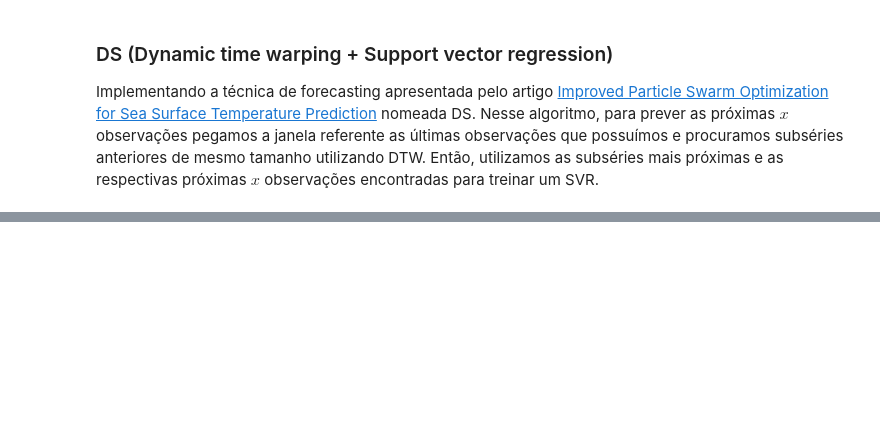
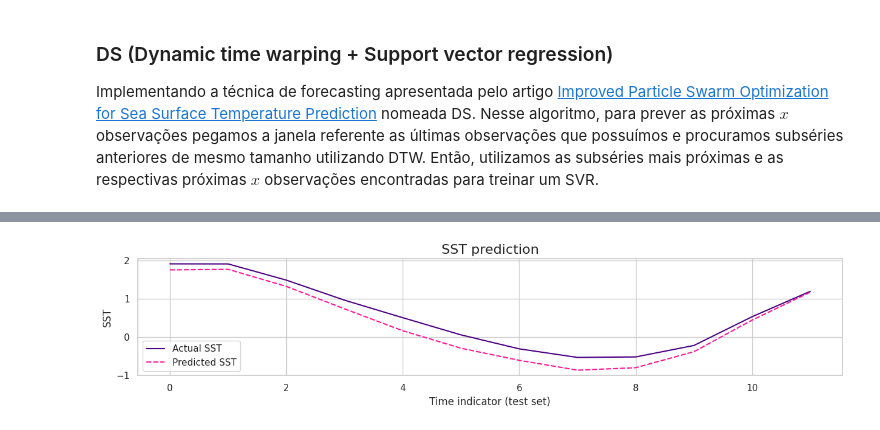
Before and after one commit to matheusvictal/sst-time-series-ml, a Jupyter notebook: source/5_svr.ipynb, the cells around one changed output, grey strips where cells are left out. Cells and saved outputs as stored; diff of their text form; code cells hidden in the pictures; blank space fills up the shorter version.

```diff
--- a/source/5_svr.ipynb
+++ b/source/5_svr.ipynb
@@ -44,13 +44,13 @@ df = SSTHelper.load_dataframe(ds)
 * Um ponto no extremo Índico (ponto de maior latitude, temperaturas mais baixas)
  -> lat = -56°, lon = 80° (https://www.google.com.br/maps/place/56%C2%B000'00.0%22S+80%C2%B000'00.0%22E/@-36.027701,54.6888129,3z/data=!4m4!3m3!8m2!3d-56!4d80?entry=ttu)
 # %%
-# enso = SubserieDTW(df, 20, f_inv(-132), 1500, 48)
-split_date = '1975-01-01'
+split_date = '2021-12-01'
 
-chil = SubserieDTW(df, -22, f_inv(-72), split_date, forecast_horizon=5)
-medi = SubserieDTW(df, 36, f_inv(18), split_date, forecast_horizon=5)
-atla = SubserieDTW(df, 0, f_inv(-2), split_date, forecast_horizon=5)
+chil = SubserieDTW(df, -22, -72, split_date, forecast_horizon=12)
+medi = SubserieDTW(df, 36, 18, split_date, forecast_horizon=12)
+atla = SubserieDTW(df, 0, -2, split_date, forecast_horizon=12)
+enso = SubserieDTW(df, 20, -132, split_date, forecast_horizon=12)
 
-indi = SubserieDTW(df, -56, f_inv(-80), split_date, forecast_horizon=5)
+indi = SubserieDTW(df, -56, 80, split_date, forecast_horizon=12)
 # %% [output]
 Initializing
@@ -118,11 +137,11 @@ RMSE:  0.36454396787344673
 # %%
-pipeline1 = DSPipeline(df, -22, f_inv(-72), split_date, forecast_horizon=5)
-print("RMSE: ", pipeline1.make_pipeline(1.0, 0.15))
+pipeline1 = DSPipeline(df, -56, 80, split_date, forecast_horizon=12)
+print("RMSE: ", pipeline1.make_pipeline(1.0, 0.01))
 
-pipeline2 = DSPipeline(df, 36, f_inv(18), split_date, forecast_horizon=5)
-print("RMSE: ", pipeline2.make_pipeline(1.0, 0.15))
+pipeline2 = DSPipeline(df, 36, 18, split_date, forecast_horizon=12)
+print("RMSE: ", pipeline2.make_pipeline(1.0, 0.01))
 
-pipeline3 = DSPipeline(df, 0, f_inv(-2), split_date, forecast_horizon=5)
-print("RMSE: ", pipeline3.make_pipeline(1.0, 0.15))
+pipeline3 = DSPipeline(df, 0, -2, split_date, forecast_horizon=12)
+print("RMSE: ", pipeline3.make_pipeline(1.0, 0.01))
 # %% [output]
 Initializing
@@ -148,0 +177,4 @@ RMSE:  19261275539436.21
+# %%
+pipeline1.plot_predict()
+# %% [output]
+[figure, added]
```
Also changed, not shown: parts of 10 cells of this notebook, 3 other files.
